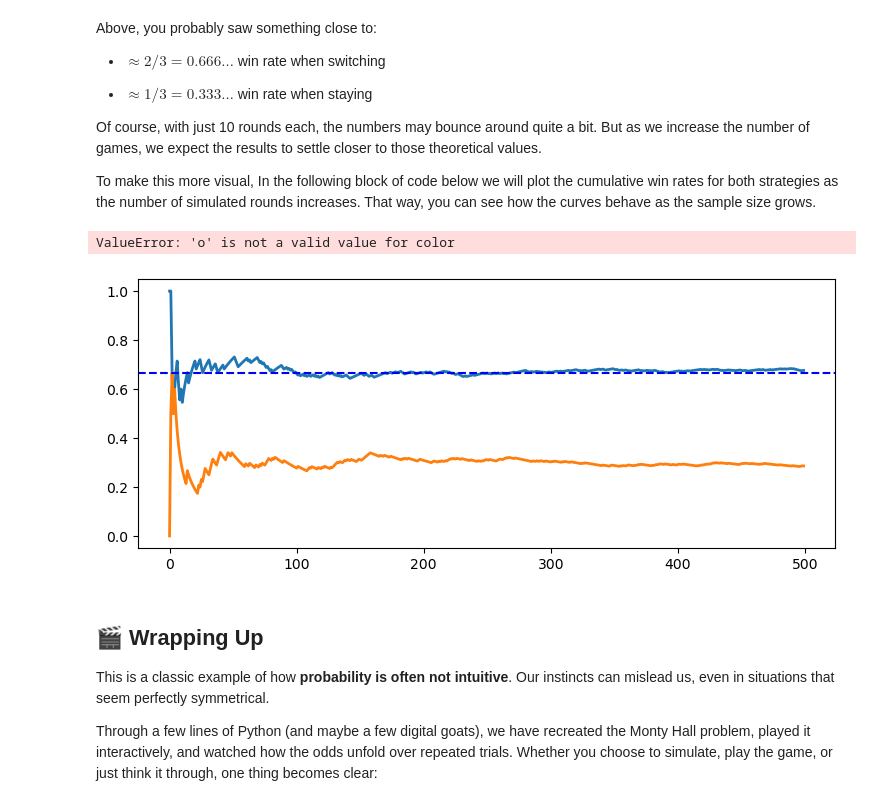
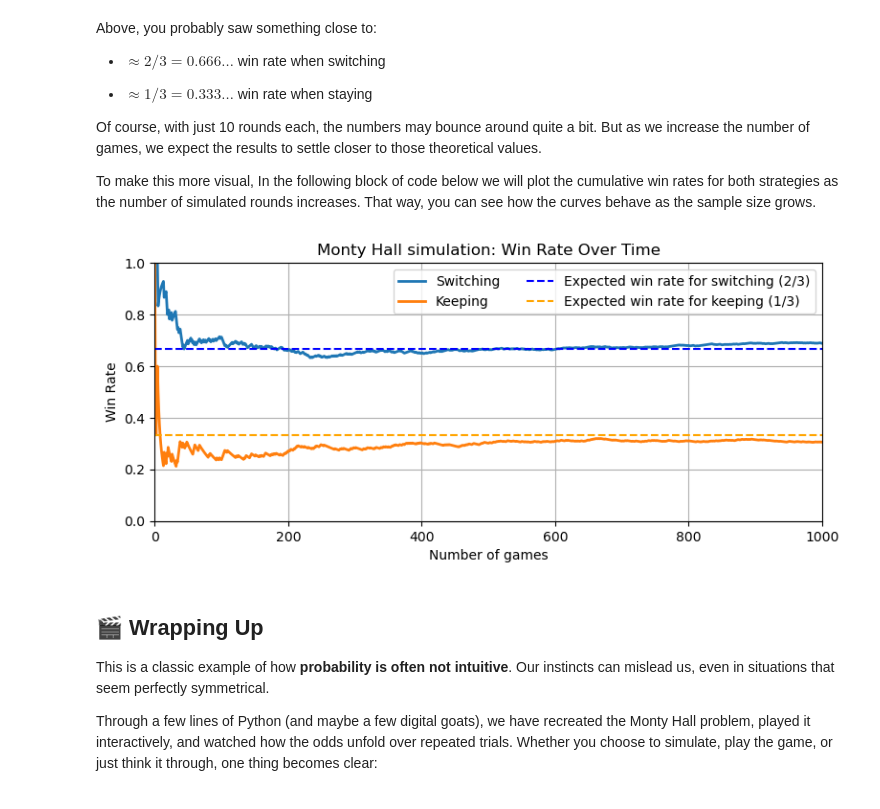
Before and after one commit to PessoaP/blog, a Jupyter notebook: 3doors.ipynb, the cells around one changed output. Drawn from its saved outputs; the diff is of its cells as text; code cells hidden in the pictures.

```diff
--- a/3doors.ipynb
+++ b/3doors.ipynb
@@ -175,34 +175,33 @@ To make this more visual, In the following block of code below we will plot the
 # %%
 import matplotlib.pyplot as plt
 import numpy as np
 
 
-n_games = 500
+n_games = 1000
 
 switch_trials = np.array([play_monty(switch=True) for _ in range(n_games)])
 keep_trials = np.array([play_monty(switch=False) for _ in range(n_games)])
 
 # Compute cumulative averages
 switch_results = np.cumsum(switch_trials) / np.arange(1, n_games + 1)
 keep_results = np.cumsum(keep_trials) / np.arange(1, n_games + 1)
 
 # Plotting
 plt.figure(figsize=(9, 3.5))
 plt.plot(switch_results, label="Switching", linewidth=2)
 plt.plot(keep_results, label="Keeping", linewidth=2)
 plt.axhline(2/3, color='blue', linestyle='--', label='Expected win rate for switching (2/3)')
-plt.axhline(1/3, color='o', linestyle='--', label='Expected win rate for keeping (1/3)')
+plt.axhline(1/3, color='orange', linestyle='--', label='Expected win rate for keeping (1/3)')
 plt.xlabel("Number of games")
 plt.ylabel("Win Rate")
 plt.title("Monty Hall simulation: Win Rate Over Time")
 plt.xlim(0,n_games)
 plt.ylim(0,1)
 plt.legend(ncol=2)
 plt.grid(True)
 plt.show()
 # %% [output]
-ValueError: 'o' is not a valid value for color
-[figure, old version]
+[figure, new version]
 # %% [markdown]
 ## 🎬 Wrapping Up
 
```
Also changed, not shown: parts of 1 cell of this notebook.
